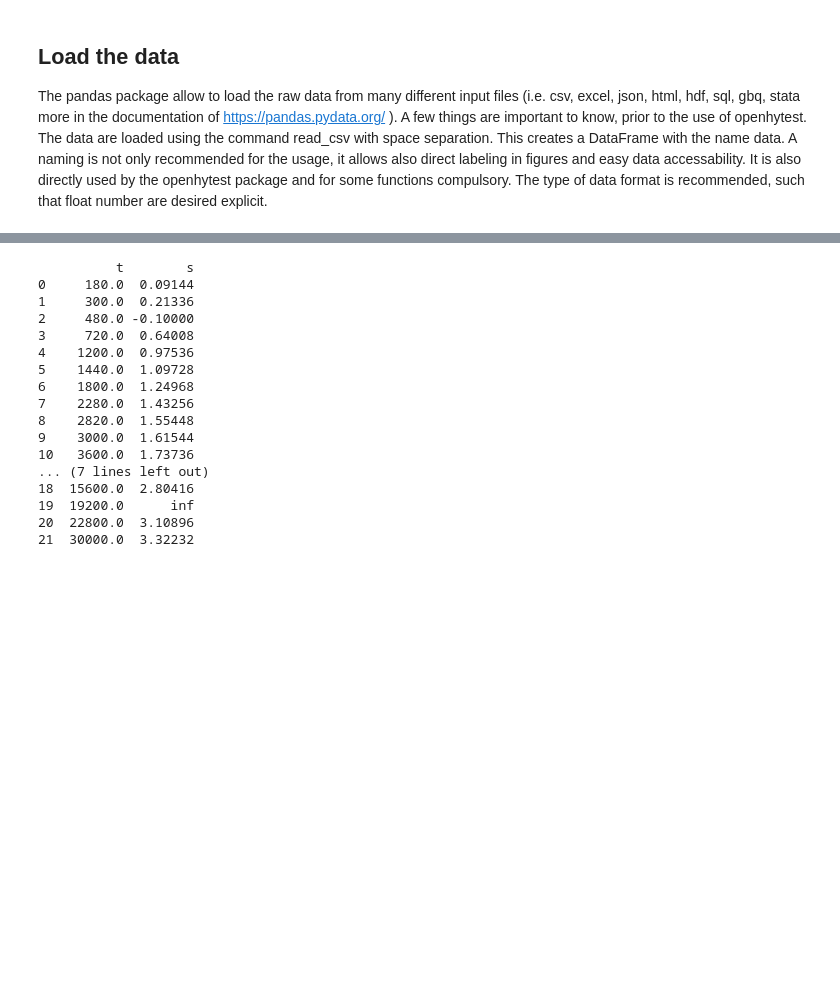
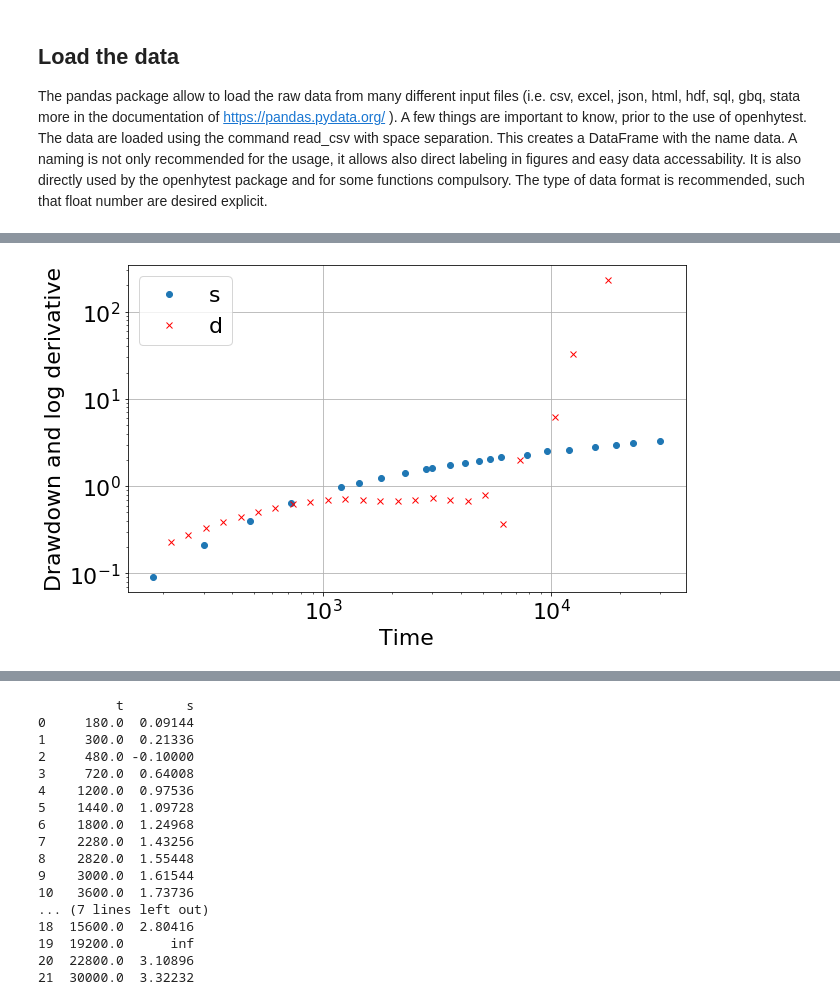
Before and after one commit to UniNE-CHYN/openhytest, a Jupyter notebook: notebooks/Demo_preprocessing.ipynb, the cells around one changed output, grey strips where cells are left out. Saved outputs shown, nothing was run; the diff lists cells and outputs as text; code cells hidden in the pictures; blank space fills up the shorter version.

```diff
--- a/notebooks/Demo_preprocessing.ipynb
+++ b/notebooks/Demo_preprocessing.ipynb
@@ -50,0 +61,4 @@ ht.diagnostic(data)
+# %%
+test.ldiffs_plot()
+# %% [output]
+[figure, added]
```
Also changed, not shown: parts of 25 cells of this notebook, 4 other files.
